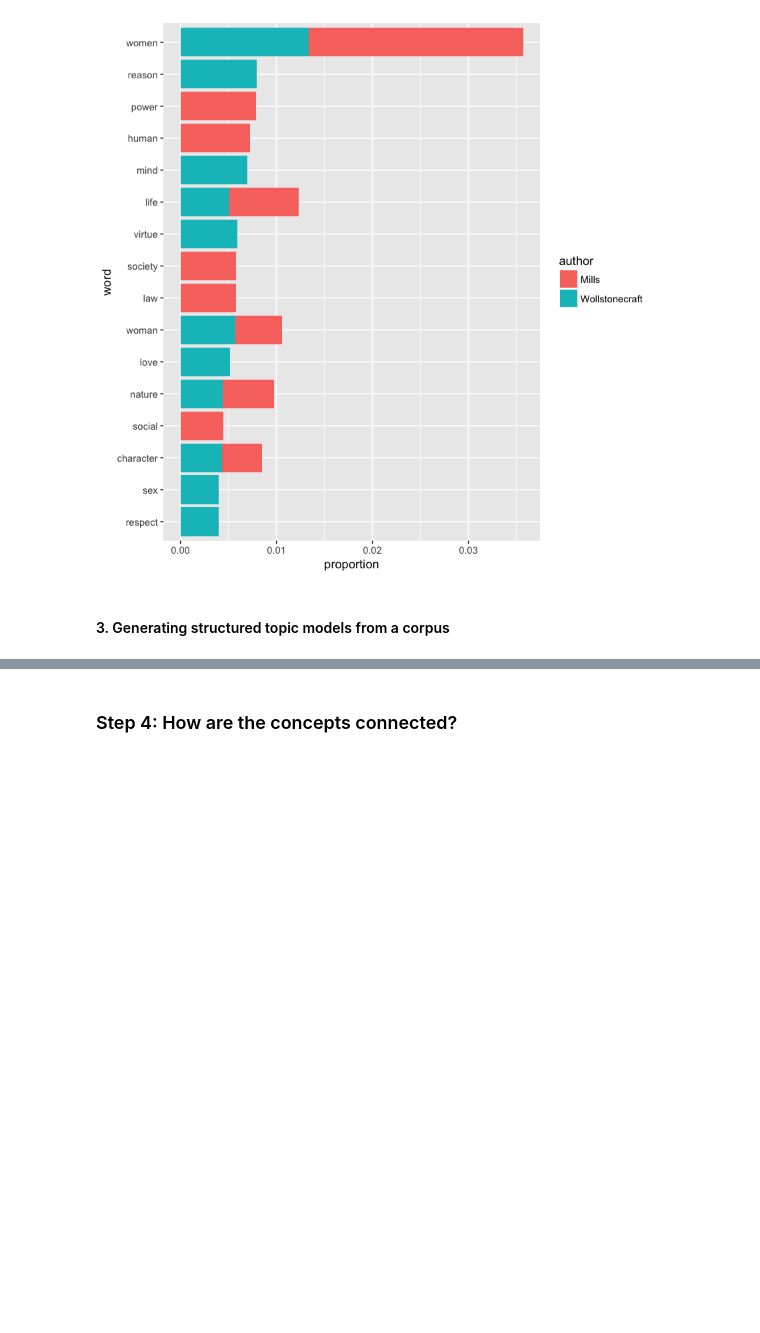
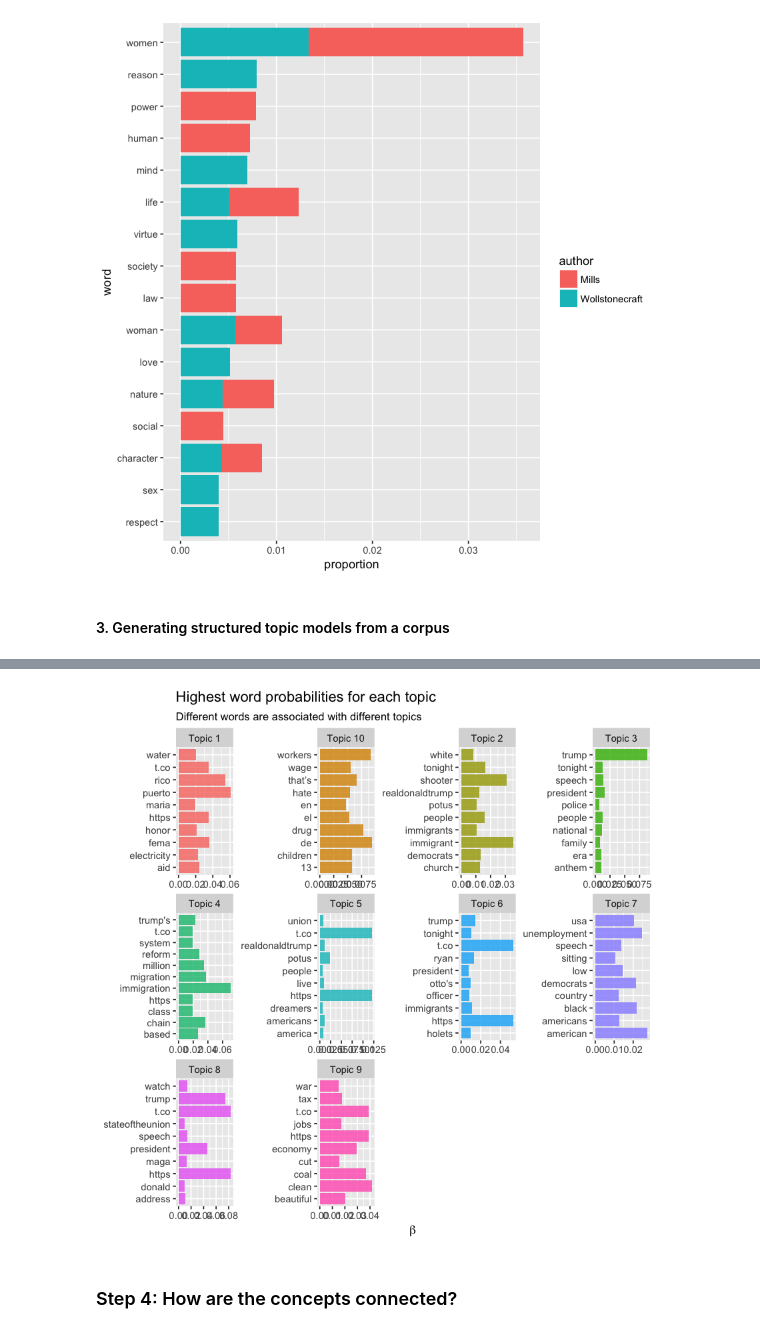
Before and after one commit to alexhanna/unm-text-as-data, a Jupyter notebook: Introduction to Text as Data.ipynb, the cells around one changed output, grey strips where cells are left out. Saved outputs shown, nothing was run; the diff lists cells and outputs as text; code cells hidden in the pictures; blank space fills up the shorter version.

```diff
--- a/Introduction to Text as Data.ipynb
+++ b/Introduction to Text as Data.ipynb
@@ -128,0 +147,9 @@ tidy_books %>% mutate(word = reorder(word, proportion)) %>%
+# %%
+## remove links
+## unnest
+## remove stopwords
+tidy_sotu_tweets <- sotu_tweets %>%
+    mutate(tweet = str_replace(tweet, 'https://.+', '')) %>%
+    unnest_tokens(word, tweet) %>%
+    anti_join(stop_words) %>%
+    filter(word != "sotu")
@@ -128,0 +158,7 @@ tidy_books %>% mutate(word = reorder(word, proportion)) %>%
+# %%
+sotu_dfm <- tidy_sotu_tweets %>%
+    count(id, word, sort = TRUE) %>%
+    cast_dfm(id, word, n)
+# %%
+topic_model <- stm(sotu_dfm, K = 10,
+                   verbose = FALSE, init.type = "Spectral")
@@ -128,0 +186,16 @@ tidy_books %>% mutate(word = reorder(word, proportion)) %>%
+# %%
+td_beta <- tidy(topic_model)
+# %%
+td_beta %>%
+    group_by(topic) %>%
+    top_n(10, beta) %>%
+    ungroup() %>%
+    mutate(topic = paste0("Topic ", topic), term) %>%
+    ggplot(aes(term, beta, fill = as.factor(topic))) +
+    geom_col(alpha = 0.8, show.legend = FALSE) +
+    facet_wrap(~ topic, scales = "free") +
+    coord_flip() +
+    labs(x = NULL, y = expression(beta),
+         title = "Highest word probabilities for each topic",
+         subtitle = "Different words are associated with different topics")
+# %% [output]
@@ -129,2 +219,3 @@ tidy_books %>% mutate(word = reorder(word, proportion)) %>%
+[figure, added]
 # %% [markdown]
 ### Step 4: How are the concepts connected?
```
Also changed, not shown: parts of 15 cells of this notebook, 2 other files.
